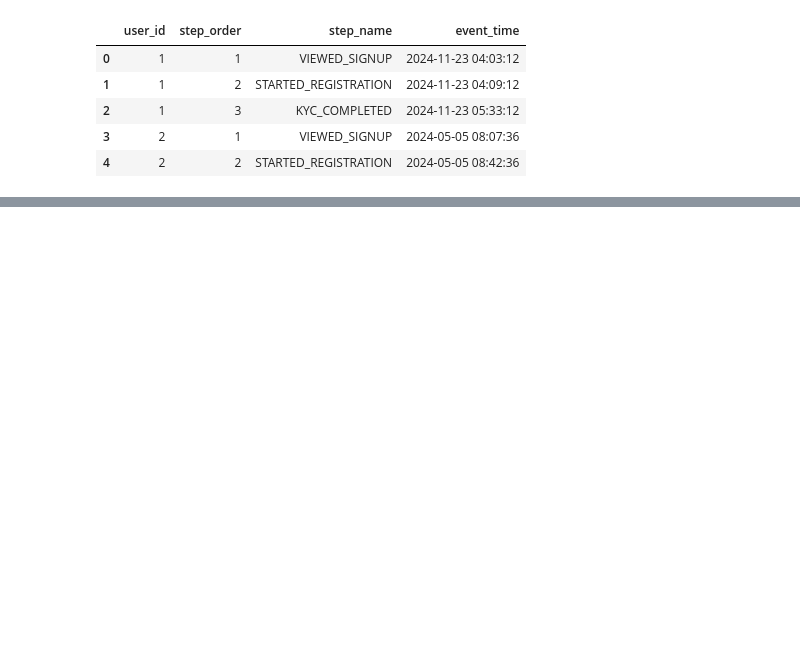
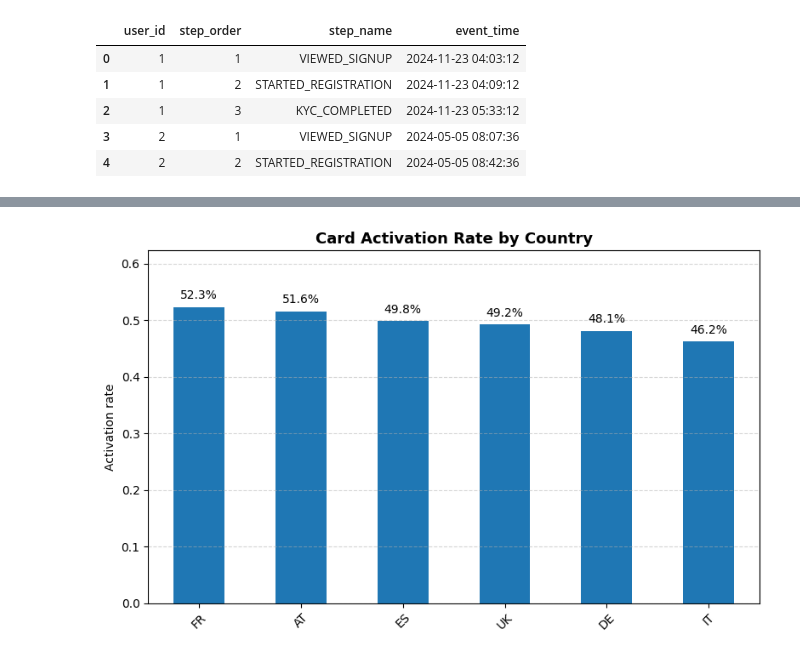
Before and after one commit to sadzo/revolut-growth-analytics, a Jupyter notebook: notebooks/onboarding_funnel_analysis.ipynb, the cells around one changed output, grey strips where cells are left out. Saved outputs shown, nothing was run; the diff lists cells and outputs as text; code cells hidden in the pictures; blank space fills up the shorter version.

```diff
--- a/notebooks/onboarding_funnel_analysis.ipynb
+++ b/notebooks/onboarding_funnel_analysis.ipynb
@@ -53,0 +386,72 @@ fct_funnel.head()
+# %%
+# =====================================================================
+# Visual 5: Card activation rate by country
+#
+# Tables used:
+# - dim_users: country + has_card_activated
+#
+# Business questions answered:
+# - In which countries does onboarding (up to card activation) perform best?
+# - Are there markets where users drop off after KYC instead of activating?
+#
+# Intuition:
+# - For each country, compute:
+#   users  = number of users in that country
+#   activated = users with has_card_activated = True
+#   activation_rate = activated / users
+#
+# How this could be made more advanced:
+# - Filter to recent cohorts only (e.g. last 30 days).
+# - Combine with revenue metrics (which countries are most valuable).
+# - Add error bars / confidence intervals for small countries.
+# =====================================================================
+
+# Group by country and aggregate total users + activated users
+country_stats = dim_users.groupby("country").agg(
+    users=("user_id", "count"),
+    activated=("has_card_activated", "sum"),
+)
+
+# Compute activation_rate = activated / users
+country_stats["activation_rate"] = country_stats["activated"] / country_stats["users"]
+
+# Sort countries by activation_rate (highest first)
+country_stats = country_stats.sort_values("activation_rate", ascending=False)
+
+# Create bar chart of activation_rate
+plt.figure(figsize=(8, 5))
+ax = country_stats["activation_rate"].plot(kind="bar")
+
+# Titles and labels
+ax.set_title("Card Activation Rate by Country", fontsize=13, fontweight="bold")
+ax.set_ylabel("Activation rate")
+ax.set_xlabel("")
+plt.xticks(rotation=45)
+
+# Add % labels on top of each bar
+for i, v in enumerate(country_stats["activation_rate"]):
+    ax.text(
+        i,
+        v + 0.01,
+        f"{v * 100:.1f}%",
+        ha="center",
+        va="bottom",
+        fontsize=10,
+    )
+
+# Set y-axis limit slightly above max for space for labels
+ax.set_ylim(0, min(1.15, country_stats["activation_rate"].max() + 0.1))
+
+# Add grid lines on y-axis
+ax.grid(axis="y", linestyle="--", alpha=0.5)
+
+# Clean layout
+plt.tight_layout()
+
+# Save visual for README
+plt.savefig(images_dir / "05_activation_rate_country.png", dpi=200, bbox_inches="tight")
+
+# Show plot
+plt.show()
+# %% [output]
+[figure, added]
```
Also changed, not shown: parts of 10 cells of this notebook, 13 other files.
